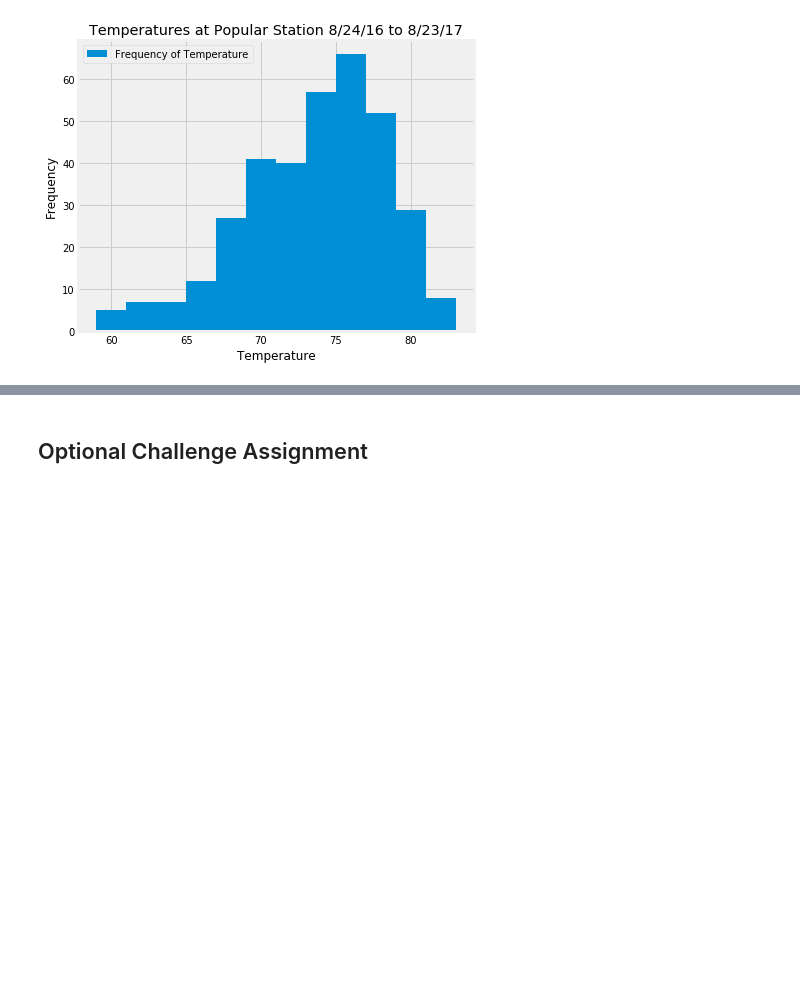
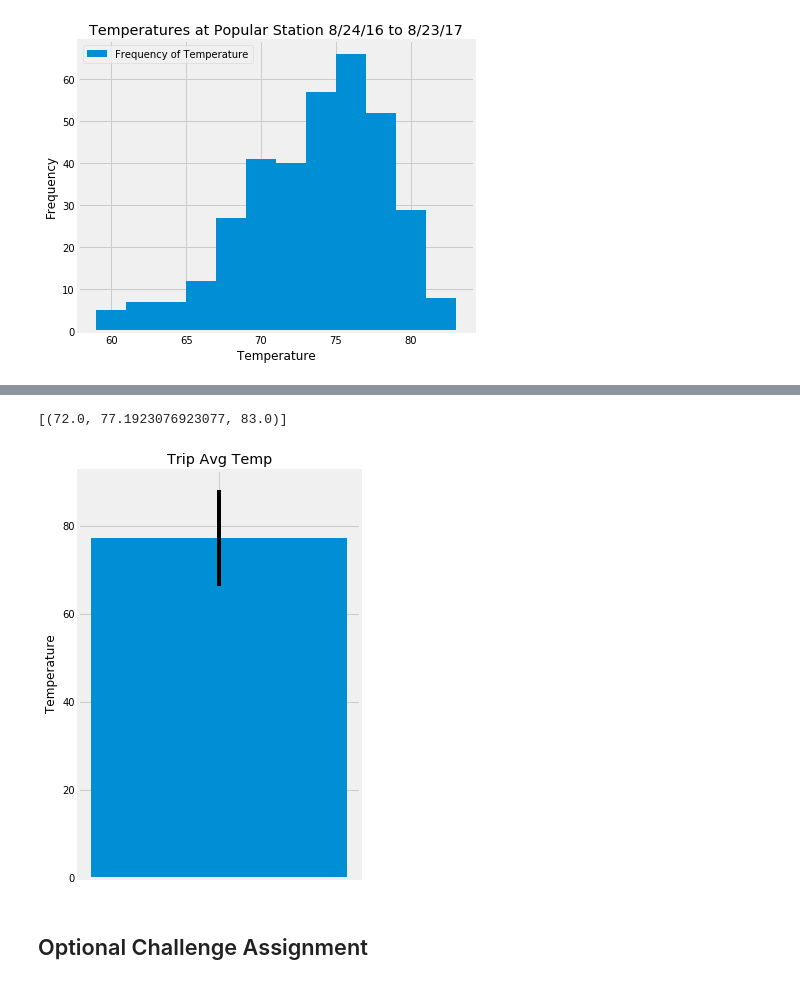
Before and after one commit to ZohaibS/Python-X-SQLite, a Jupyter notebook: python x sqlite/climates.ipynb, the cells around one changed output, grey strips where cells are left out. Saved outputs shown, nothing was run; the diff lists cells and outputs as text; code cells hidden in the pictures; blank space fills up the shorter version.

```diff
--- a/python x sqlite/climates.ipynb
+++ b/python x sqlite/climates.ipynb
@@ -266,3 +268,6 @@ print(calc_temps('2012-02-28', '2012-03-05'))
 # %%
 # Use your previous function `calc_temps` to calculate the tmin, tavg, and tmax
 # for your trip using the previous year's data for those same dates.
+calc_temps('2017-06-06', '2017-06-13')
+# %% [output]
+[(72.0, 77.1923076923077, 83.0)]
@@ -274,3 +274,29 @@ print(calc_temps('2012-02-28', '2012-03-05'))
+# %%
+#A bar chart representing the previous cell.
+def calc_temps(start_date, end_date):
+    """TMIN, TAVG, and TMAX for a list of dates.
+
+    Args:
+        start_date (string): A date string in the format %Y-%m-%d
+        end_date (string): A date string in the format %Y-%m-%d
+
+    Returns:
+        TMIN, TAVE, and TMAX
+    """
+
+    return session.query(func.min(Measurement.tobs), func.avg(Measurement.tobs), func.max(Measurement.tobs)).\
+        filter(Measurement.date >= start_date).filter(Measurement.date <= end_date).all()
+
+calc_temps('2017-06-06', '2017-06-13')
+
+plt.figure(figsize=(4.5,7.5))
+plt.bar(1, 77.19, yerr=(83.0 - 72.0), tick_label='')
+plt.ylabel("Temperature")
+plt.title("Trip Avg Temp")
+plt.savefig("Figures/Figure_3.png")
+plt.show()
+# %% [output]
+[figure, added]
 # %%
 # Calculate the rainfall per weather station for your trip dates using the previous year's matching dates.
 # Sort this in descending order by precipitation amount and list the station, name, latitude, longitude, and elevation
```
Also changed, not shown: parts of 3 cells of this notebook, 4 other files.
